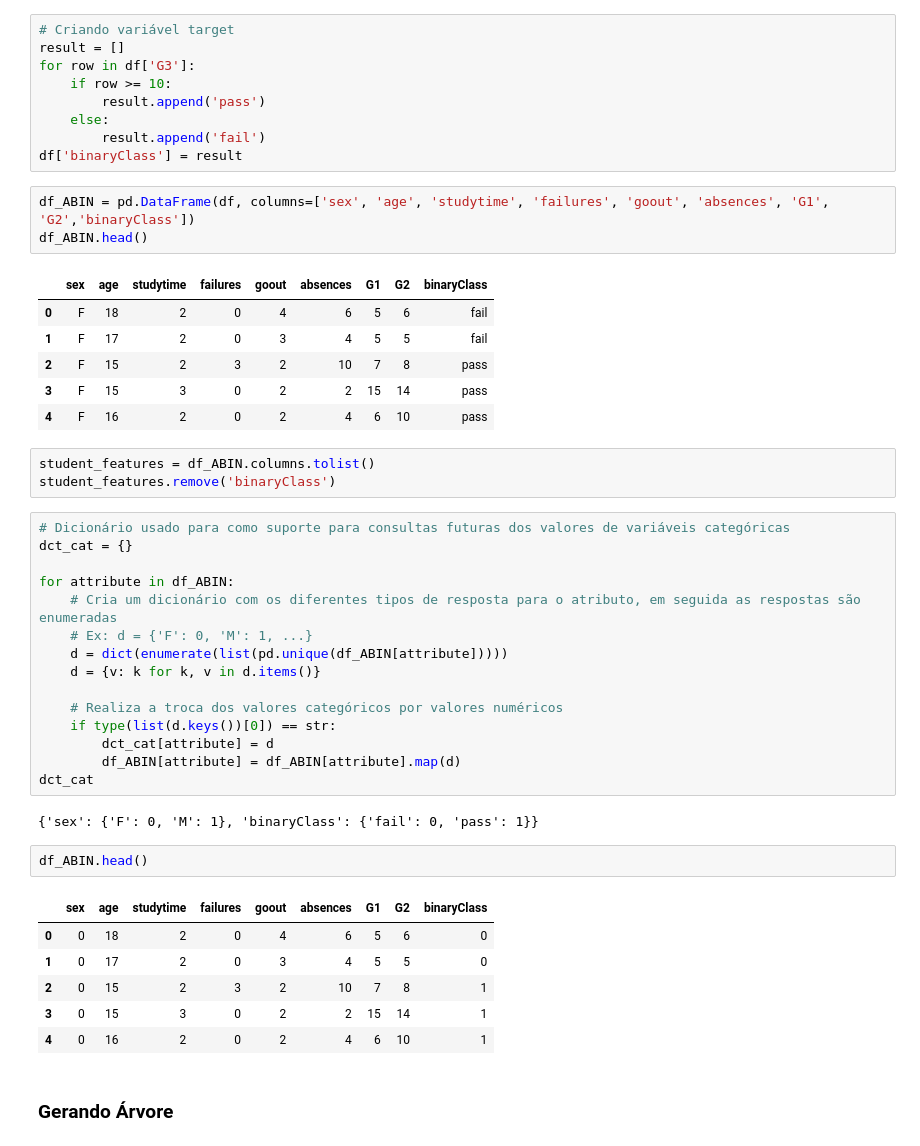
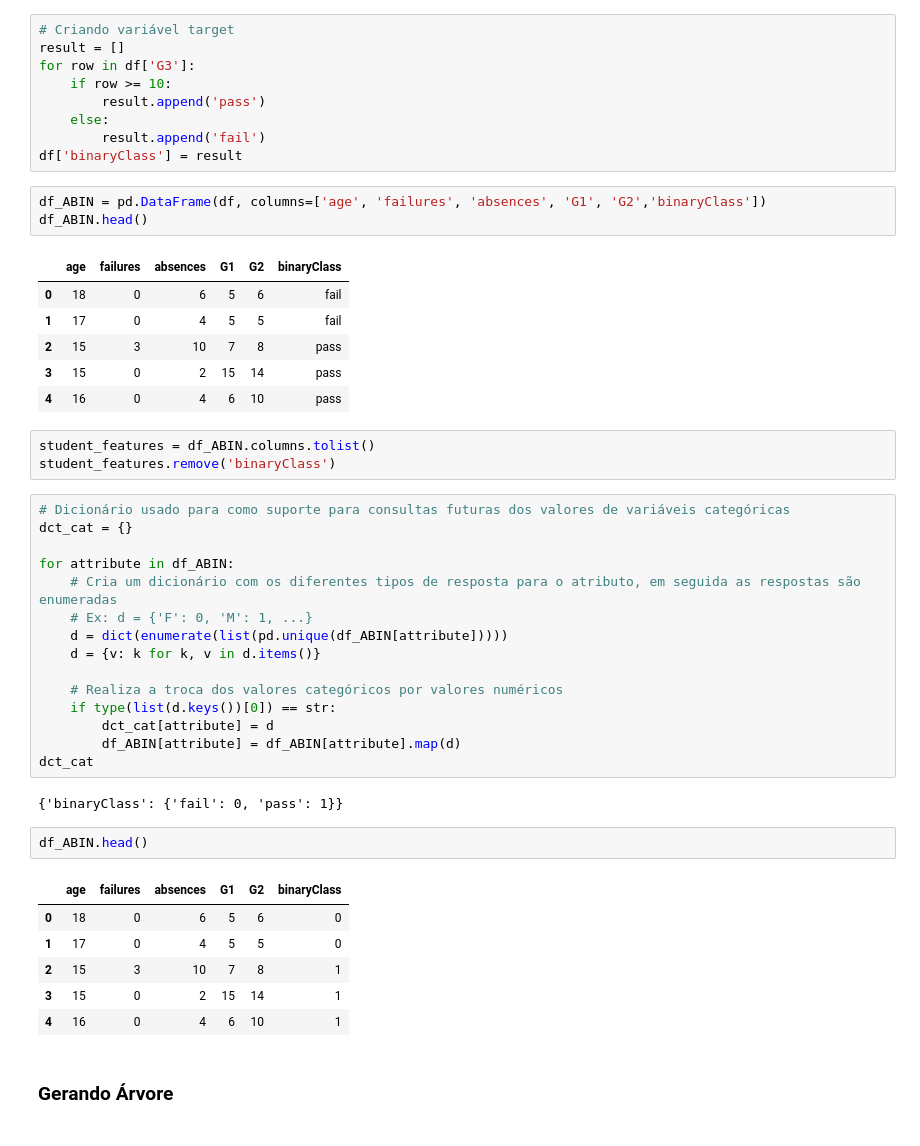
Before and after one commit to tips2/projeto-da-discplina-de-ia-ahr, a Jupyter notebook: A-BIN.ipynb, the cells around one changed output. Drawn from its saved outputs; the diff is of its cells as text.

```diff
--- a/A-BIN.ipynb
+++ b/A-BIN.ipynb
@@ -63,15 +61,15 @@ for row in df['G3']:
         result.append('fail')
 df['binaryClass'] = result
 # %%
-df_ABIN = pd.DataFrame(df, columns=['sex', 'age', 'studytime', 'failures', 'goout', 'absences', 'G1', 'G2','binaryClass'])
+df_ABIN = pd.DataFrame(df, columns=['age', 'failures', 'absences', 'G1', 'G2','binaryClass'])
 df_ABIN.head()
 # %% [output]
-|  | sex | age | studytime | failures | goout | absences | G1 | G2 | binaryClass |
-| 0 | F | 18 | 2 | 0 | 4 | 6 | 5 | 6 | fail |
-| 1 | F | 17 | 2 | 0 | 3 | 4 | 5 | 5 | fail |
-| 2 | F | 15 | 2 | 3 | 2 | 10 | 7 | 8 | pass |
-| 3 | F | 15 | 3 | 0 | 2 | 2 | 15 | 14 | pass |
-| 4 | F | 16 | 2 | 0 | 2 | 4 | 6 | 10 | pass |
+|  | age | failures | absences | G1 | G2 | binaryClass |
+| 0 | 18 | 0 | 6 | 5 | 6 | fail |
+| 1 | 17 | 0 | 4 | 5 | 5 | fail |
+| 2 | 15 | 3 | 10 | 7 | 8 | pass |
+| 3 | 15 | 0 | 2 | 15 | 14 | pass |
+| 4 | 16 | 0 | 4 | 6 | 10 | pass |
 # %%
 student_features = df_ABIN.columns.tolist()
 student_features.remove('binaryClass')
@@ -91,16 +89,16 @@ for attribute in df_ABIN:
         df_ABIN[attribute] = df_ABIN[attribute].map(d)
 dct_cat
 # %% [output]
-{'sex': {'F': 0, 'M': 1}, 'binaryClass': {'fail': 0, 'pass': 1}}
+{'binaryClass': {'fail': 0, 'pass': 1}}
 # %%
 df_ABIN.head()
 # %% [output]
-|  | sex | age | studytime | failures | goout | absences | G1 | G2 | binaryClass |
-| 0 | 0 | 18 | 2 | 0 | 4 | 6 | 5 | 6 | 0 |
-| 1 | 0 | 17 | 2 | 0 | 3 | 4 | 5 | 5 | 0 |
-| 2 | 0 | 15 | 2 | 3 | 2 | 10 | 7 | 8 | 1 |
-| 3 | 0 | 15 | 3 | 0 | 2 | 2 | 15 | 14 | 1 |
-| 4 | 0 | 16 | 2 | 0 | 2 | 4 | 6 | 10 | 1 |
+|  | age | failures | absences | G1 | G2 | binaryClass |
+| 0 | 18 | 0 | 6 | 5 | 6 | 0 |
+| 1 | 17 | 0 | 4 | 5 | 5 | 0 |
+| 2 | 15 | 3 | 10 | 7 | 8 | 1 |
+| 3 | 15 | 0 | 2 | 15 | 14 | 1 |
+| 4 | 16 | 0 | 4 | 6 | 10 | 1 |
 # %% [markdown]
 ### Gerando Árvore
 # %%
```
Also changed, not shown: parts of 4 cells of this notebook.
